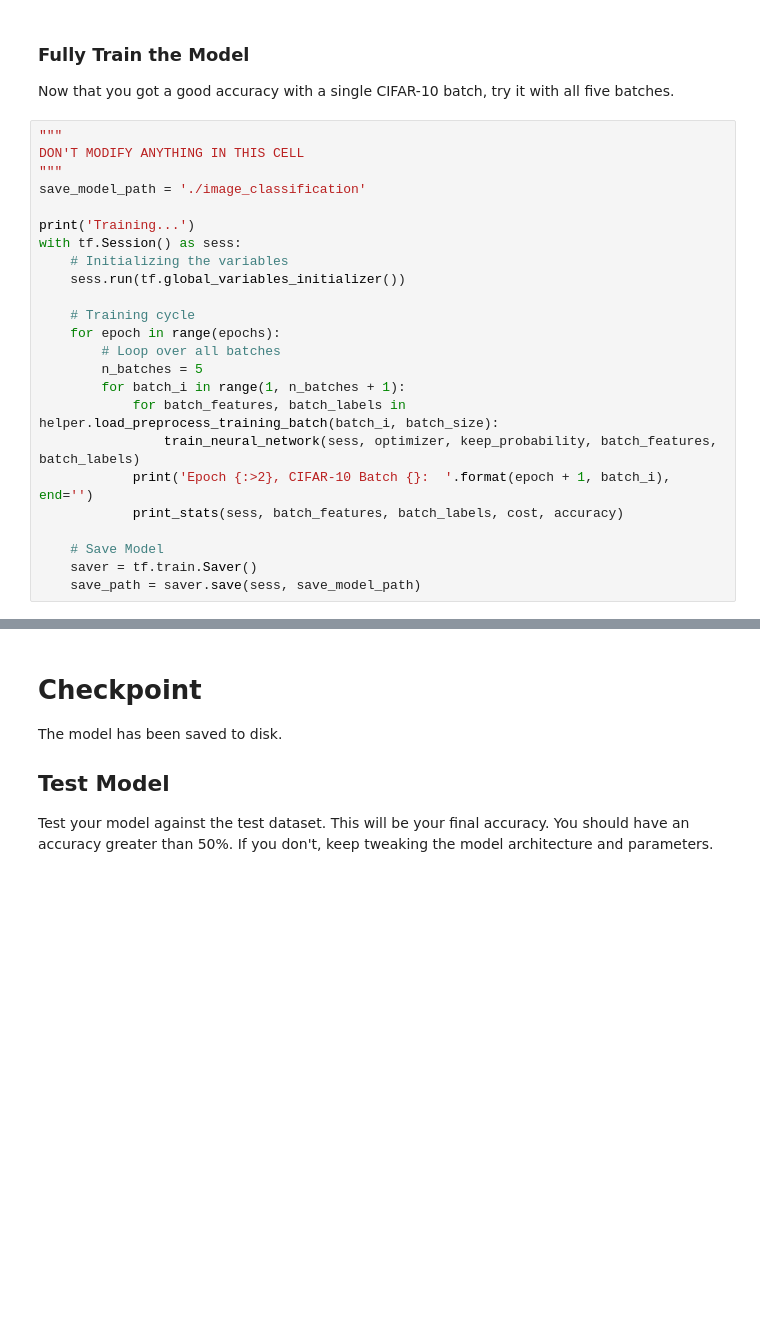
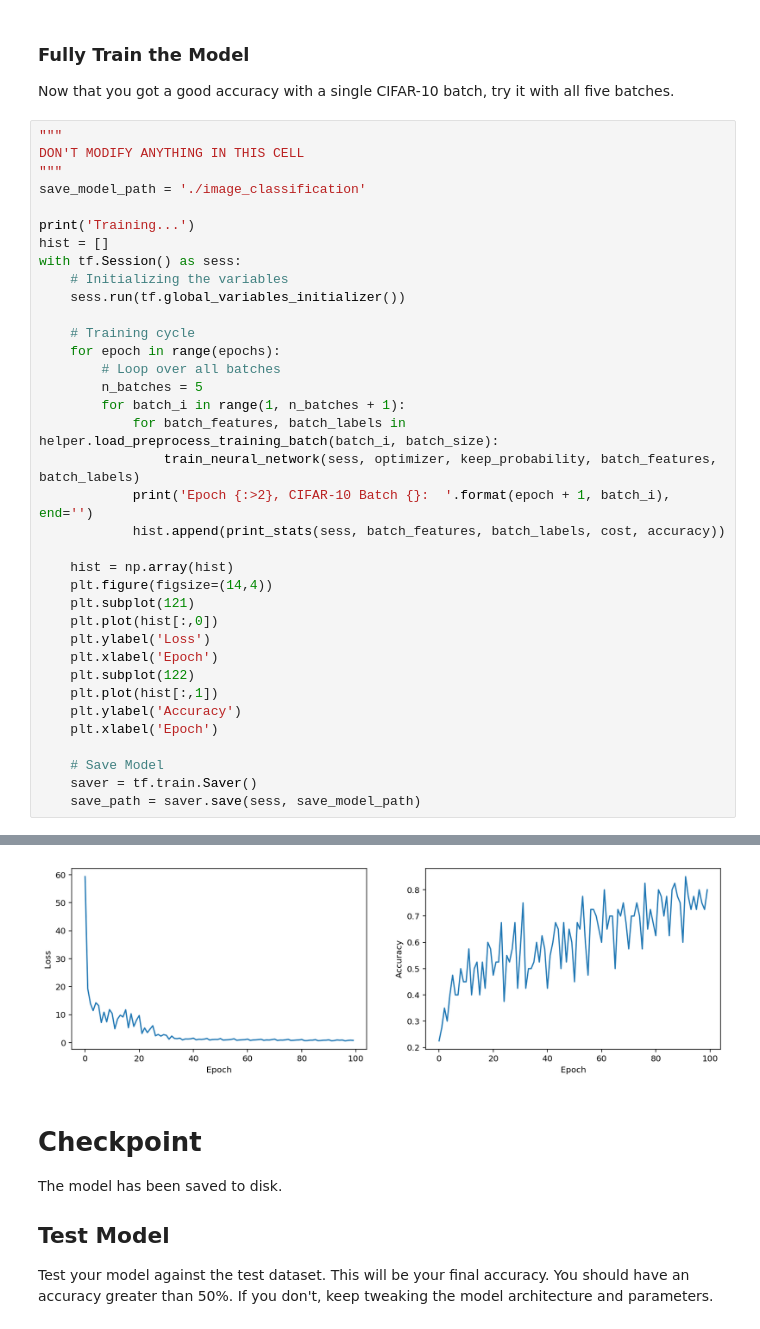
Before and after one commit to piotrbazan/machine-learning, a Jupyter notebook: projects/image-classification/image_classification.ipynb, the cells around one changed output, grey strips where cells are left out. Cells and saved outputs as stored; diff of their text form; blank space fills up the shorter version.

```diff
--- a/projects/image-classification/image_classification.ipynb
+++ b/projects/image-classification/image_classification.ipynb
@@ -514,6 +556,7 @@ DON'T MODIFY ANYTHING IN THIS CELL
 save_model_path = './image_classification'
 
 print('Training...')
+hist = []
 with tf.Session() as sess:
     # Initializing the variables
     sess.run(tf.global_variables_initializer())
@@ -526,8 +569,20 @@ with tf.Session() as sess:
             for batch_features, batch_labels in helper.load_preprocess_training_batch(batch_i, batch_size):
                 train_neural_network(sess, optimizer, keep_probability, batch_features, batch_labels)
             print('Epoch {:>2}, CIFAR-10 Batch {}:  '.format(epoch + 1, batch_i), end='')
-            print_stats(sess, batch_features, batch_labels, cost, accuracy)
+            hist.append(print_stats(sess, batch_features, batch_labels, cost, accuracy))
+
+    hist = np.array(hist)
+    plt.figure(figsize=(14,4))
+    plt.subplot(121)
+    plt.plot(hist[:,0])
+    plt.ylabel('Loss')
+    plt.xlabel('Epoch')
+    plt.subplot(122)
+    plt.plot(hist[:,1])
+    plt.ylabel('Accuracy')
+    plt.xlabel('Epoch')
 
     # Save Model
     saver = tf.train.Saver()
     save_path = saver.save(sess, save_model_path)
+# %% [output]
@@ -534,3 +606,4 @@ with tf.Session() as sess:
+[figure, added]
 # %% [markdown]
 # Checkpoint
 The model has been saved to disk.
```
Also changed, not shown: parts of 8 cells of this notebook.
